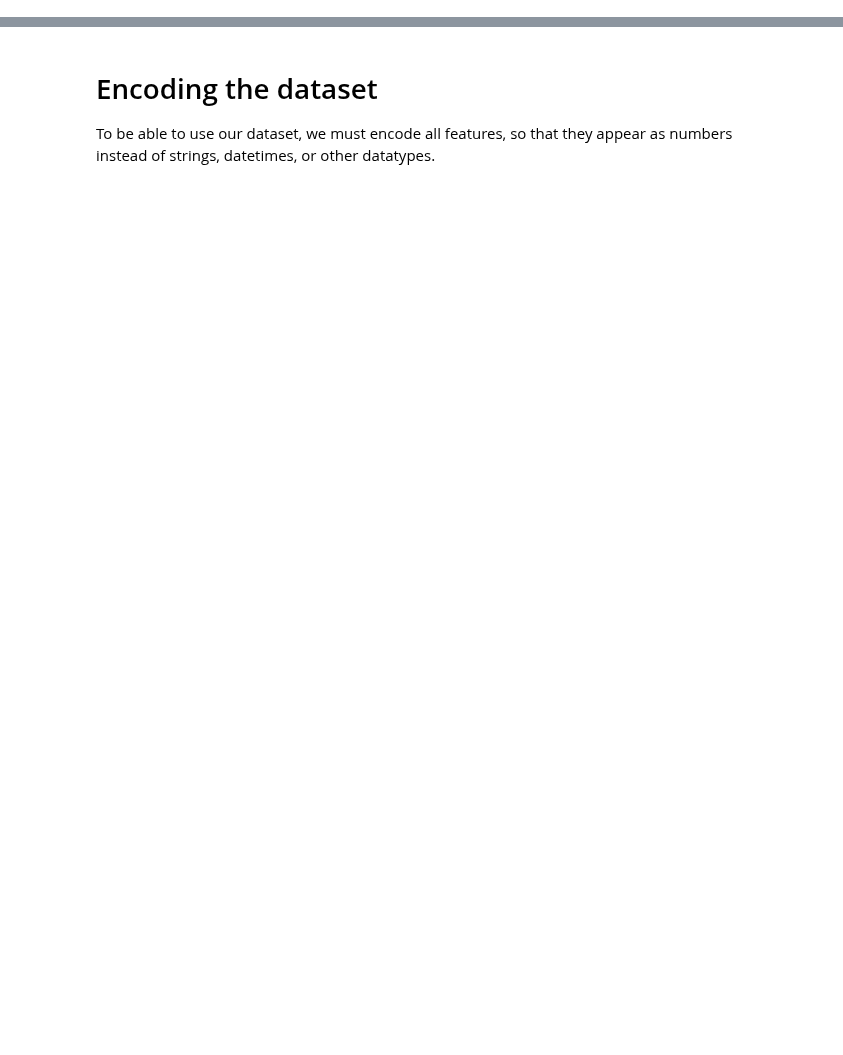
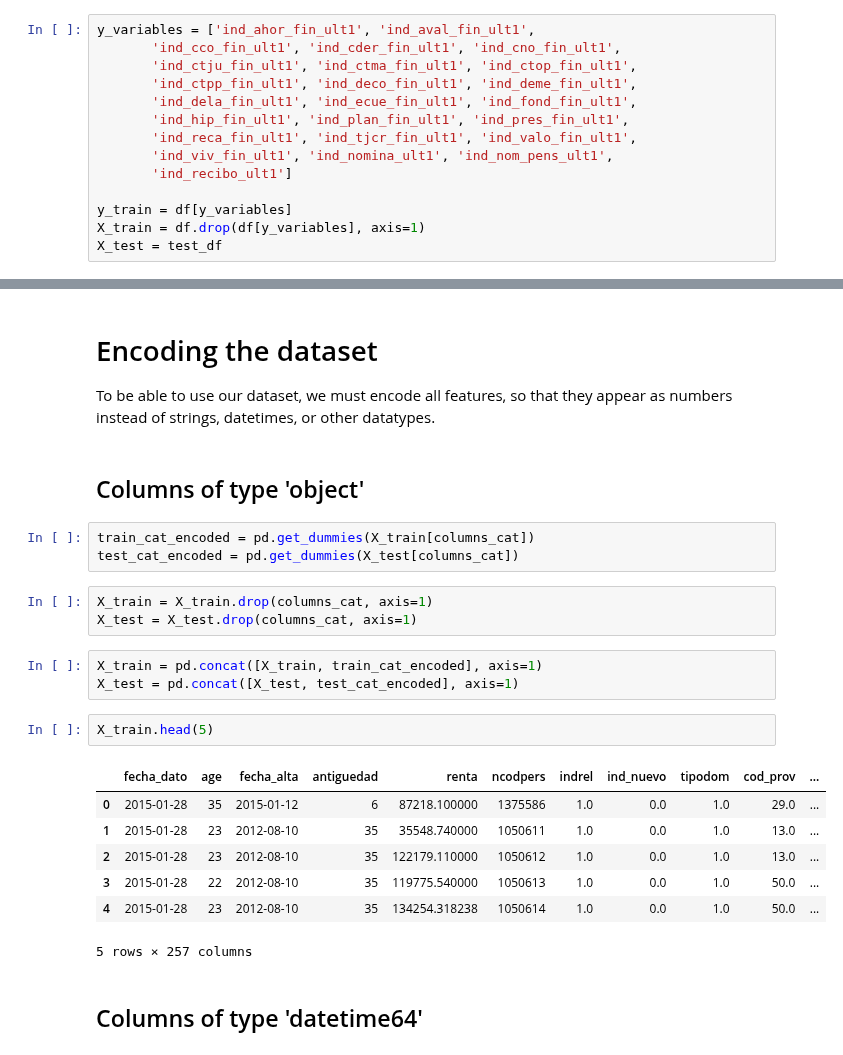
Before and after one commit to casperbh96/mbml, a Jupyter notebook: Data Preparation.ipynb, the cells around one changed output, grey strips where cells are left out. Drawn from its saved outputs; the diff is of its cells as text; blank space fills up the shorter version.

```diff
--- a/Data Preparation.ipynb
+++ b/Data Preparation.ipynb
@@ -208,3 +239,17 @@ There are 0 NaN values in testing dataset
 # Preparing X and Y values
 
 In this section, we want to prepare our inputs and outputs of the model. In particular, we want to include the prior information of which products the customer is already paying for.
+# %%
+y_variables = ['ind_ahor_fin_ult1', 'ind_aval_fin_ult1',
+       'ind_cco_fin_ult1', 'ind_cder_fin_ult1', 'ind_cno_fin_ult1',
+       'ind_ctju_fin_ult1', 'ind_ctma_fin_ult1', 'ind_ctop_fin_ult1',
+       'ind_ctpp_fin_ult1', 'ind_deco_fin_ult1', 'ind_deme_fin_ult1',
+       'ind_dela_fin_ult1', 'ind_ecue_fin_ult1', 'ind_fond_fin_ult1',
+       'ind_hip_fin_ult1', 'ind_plan_fin_ult1', 'ind_pres_fin_ult1',
+       'ind_reca_fin_ult1', 'ind_tjcr_fin_ult1', 'ind_valo_fin_ult1',
+       'ind_viv_fin_ult1', 'ind_nomina_ult1', 'ind_nom_pens_ult1',
+       'ind_recibo_ult1']
+
+y_train = df[y_variables]
+X_train = df.drop(df[y_variables], axis=1)
+X_test = test_df
@@ -212,3 +266,26 @@ In this section, we want to prepare our inputs and outputs of the model. In part
 # Encoding the dataset
 
 To be able to use our dataset, we must encode all features, so that they appear as numbers instead of strings, datetimes, or other datatypes.
+# %% [markdown]
+## Columns of type 'object'
+# %%
+train_cat_encoded = pd.get_dummies(X_train[columns_cat])
+test_cat_encoded = pd.get_dummies(X_test[columns_cat])
+# %%
+X_train = X_train.drop(columns_cat, axis=1)
+X_test = X_test.drop(columns_cat, axis=1)
+# %%
+X_train = pd.concat([X_train, train_cat_encoded], axis=1)
+X_test = pd.concat([X_test, test_cat_encoded], axis=1)
+# %%
+X_train.head(5)
+# %% [output]
+|  | fecha_dato | age | fecha_alta | antiguedad | renta | ncodpers | indrel | ind_nuevo | tipodom | cod_prov | ... |
+| 0 | 2015-01-28 | 35 | 2015-01-12 | 6 | 87218.100000 | 1375586 | 1.0 | 0.0 | 1.0 | 29.0 | ... |
+| 1 | 2015-01-28 | 23 | 2012-08-10 | 35 | 35548.740000 | 1050611 | 1.0 | 0.0 | 1.0 | 13.0 | ... |
+| 2 | 2015-01-28 | 23 | 2012-08-10 | 35 | 122179.110000 | 1050612 | 1.0 | 0.0 | 1.0 | 13.0 | ... |
+| 3 | 2015-01-28 | 22 | 2012-08-10 | 35 | 119775.540000 | 1050613 | 1.0 | 0.0 | 1.0 | 50.0 | ... |
+| 4 | 2015-01-28 | 23 | 2012-08-10 | 35 | 134254.318238 | 1050614 | 1.0 | 0.0 | 1.0 | 50.0 | ... |
+5 rows × 257 columns
+# %% [markdown]
+## Columns of type 'datetime64'
```
Also changed, not shown: parts of 12 cells of this notebook.
